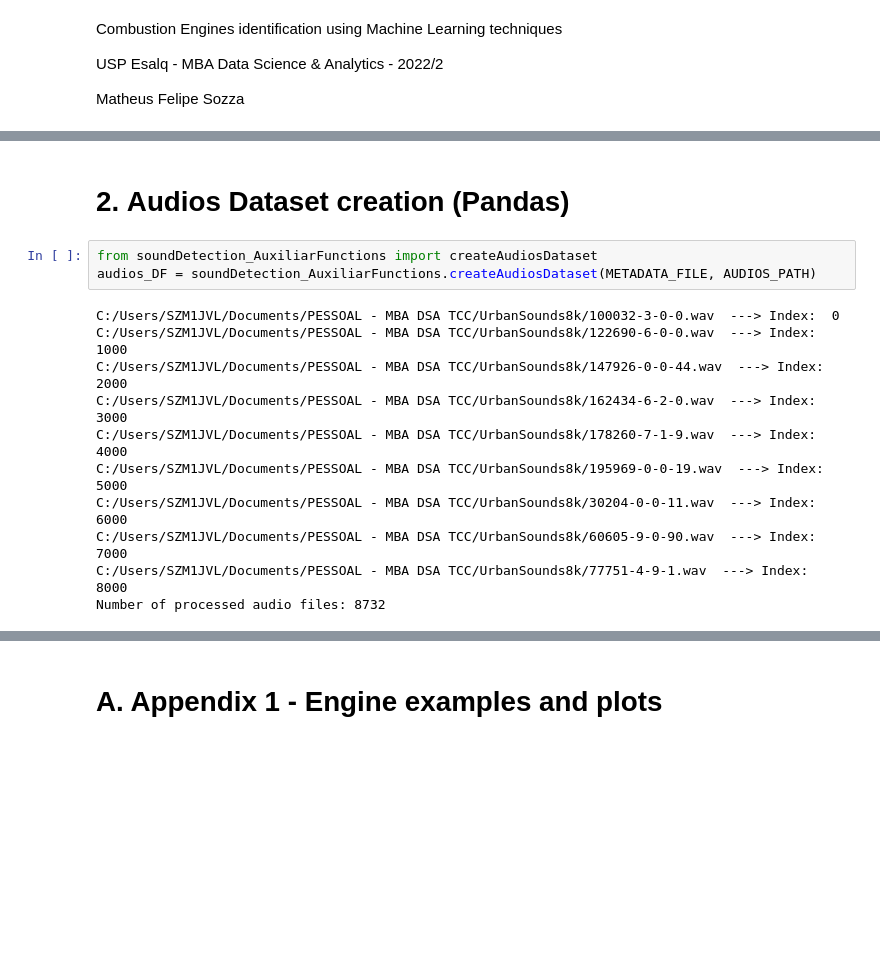
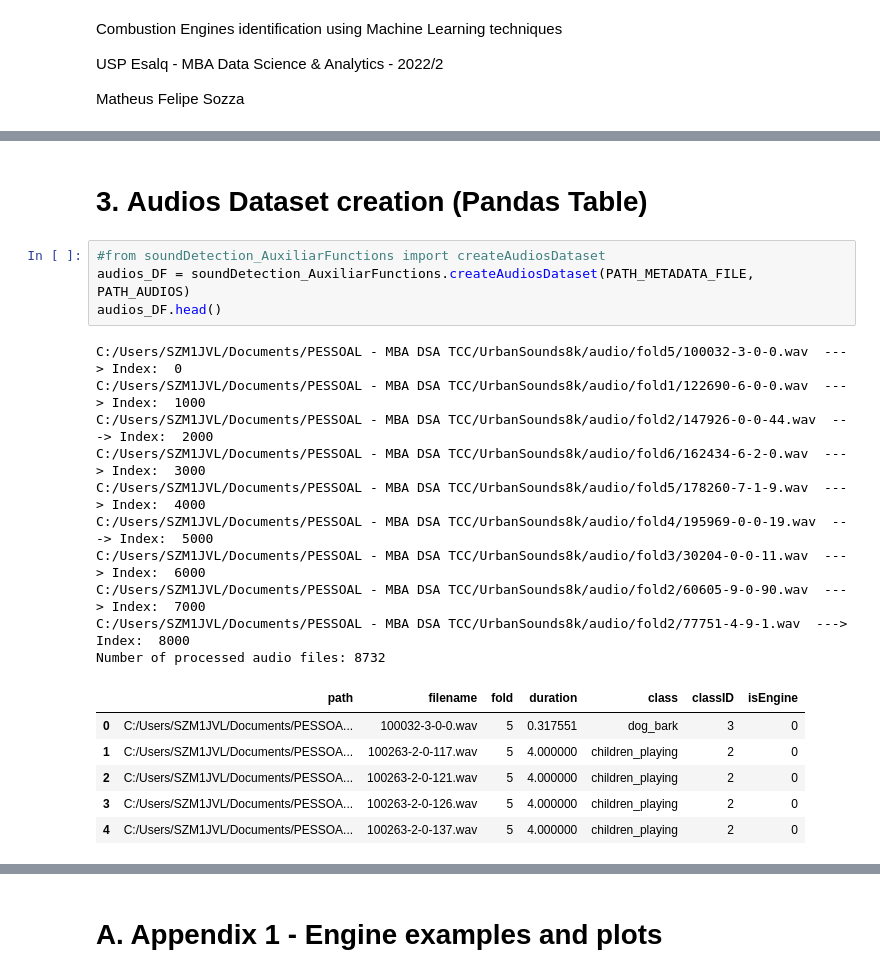
Before and after one commit to matsozza/Python_ML_CombustionEnginesRecog_MBA, a Jupyter notebook: 1_SoundDetectionMain.ipynb, the cells around one changed output, grey strips where cells are left out. Drawn from its saved outputs; the diff is of its cells as text; blank space fills up the shorter version.

```diff
--- a/1_SoundDetectionMain.ipynb
+++ b/1_SoundDetectionMain.ipynb
@@ -48,16 +52,23 @@ AUDIOSEG_OVERLAP = 0.5 # normalized
 # %% [markdown]
-# 2. **Audios Dataset** creation (Pandas)
+# 3. **Audios Dataset** creation (Pandas Table)
 # %%
-from soundDetection_AuxiliarFunctions import createAudiosDataset
-audios_DF = soundDetection_AuxiliarFunctions.createAudiosDataset(METADATA_FILE, AUDIOS_PATH)
+#from soundDetection_AuxiliarFunctions import createAudiosDataset
+audios_DF = soundDetection_AuxiliarFunctions.createAudiosDataset(PATH_METADATA_FILE, PATH_AUDIOS)
+audios_DF.head()
 # %% [output]
-C:/Users/SZM1JVL/Documents/PESSOAL - MBA DSA TCC/UrbanSounds8k/100032-3-0-0.wav  ---> Index:  0
-C:/Users/SZM1JVL/Documents/PESSOAL - MBA DSA TCC/UrbanSounds8k/122690-6-0-0.wav  ---> Index:  1000
-C:/Users/SZM1JVL/Documents/PESSOAL - MBA DSA TCC/UrbanSounds8k/147926-0-0-44.wav  ---> Index:  2000
-C:/Users/SZM1JVL/Documents/PESSOAL - MBA DSA TCC/UrbanSounds8k/162434-6-2-0.wav  ---> Index:  3000
-C:/Users/SZM1JVL/Documents/PESSOAL - MBA DSA TCC/UrbanSounds8k/178260-7-1-9.wav  ---> Index:  4000
-C:/Users/SZM1JVL/Documents/PESSOAL - MBA DSA TCC/UrbanSounds8k/195969-0-0-19.wav  ---> Index:  5000
-C:/Users/SZM1JVL/Documents/PESSOAL - MBA DSA TCC/UrbanSounds8k/30204-0-0-11.wav  ---> Index:  6000
-C:/Users/SZM1JVL/Documents/PESSOAL - MBA DSA TCC/UrbanSounds8k/60605-9-0-90.wav  ---> Index:  7000
-C:/Users/SZM1JVL/Documents/PESSOAL - MBA DSA TCC/UrbanSounds8k/77751-4-9-1.wav  ---> Index:  8000
+C:/Users/SZM1JVL/Documents/PESSOAL - MBA DSA TCC/UrbanSounds8k/audio/fold5/100032-3-0-0.wav  ---> Index:  0
+C:/Users/SZM1JVL/Documents/PESSOAL - MBA DSA TCC/UrbanSounds8k/audio/fold1/122690-6-0-0.wav  ---> Index:  1000
+C:/Users/SZM1JVL/Documents/PESSOAL - MBA DSA TCC/UrbanSounds8k/audio/fold2/147926-0-0-44.wav  ---> Index:  2000
+C:/Users/SZM1JVL/Documents/PESSOAL - MBA DSA TCC/UrbanSounds8k/audio/fold6/162434-6-2-0.wav  ---> Index:  3000
+C:/Users/SZM1JVL/Documents/PESSOAL - MBA DSA TCC/UrbanSounds8k/audio/fold5/178260-7-1-9.wav  ---> Index:  4000
+C:/Users/SZM1JVL/Documents/PESSOAL - MBA DSA TCC/UrbanSounds8k/audio/fold4/195969-0-0-19.wav  ---> Index:  5000
+C:/Users/SZM1JVL/Documents/PESSOAL - MBA DSA TCC/UrbanSounds8k/audio/fold3/30204-0-0-11.wav  ---> Index:  6000
+C:/Users/SZM1JVL/Documents/PESSOAL - MBA DSA TCC/UrbanSounds8k/audio/fold2/60605-9-0-90.wav  ---> Index:  7000
+C:/Users/SZM1JVL/Documents/PESSOAL - MBA DSA TCC/UrbanSounds8k/audio/fold2/77751-4-9-1.wav  ---> Index:  8000
 Number of processed audio files: 8732
+|  | path | filename | fold | duration | class | classID | isEngine |
+| 0 | C:/Users/SZM1JVL/Documents/PESSOA... | 100032-3-0-0.wav | 5 | 0.317551 | dog_bark | 3 | 0 |
+| 1 | C:/Users/SZM1JVL/Documents/PESSOA... | 100263-2-0-117.wav | 5 | 4.000000 | children_playing | 2 | 0 |
+| 2 | C:/Users/SZM1JVL/Documents/PESSOA... | 100263-2-0-121.wav | 5 | 4.000000 | children_playing | 2 | 0 |
+| 3 | C:/Users/SZM1JVL/Documents/PESSOA... | 100263-2-0-126.wav | 5 | 4.000000 | children_playing | 2 | 0 |
+| 4 | C:/Users/SZM1JVL/Documents/PESSOA... | 100263-2-0-137.wav | 5 | 4.000000 | children_playing | 2 | 0 |
```
Also changed, not shown: parts of 24 cells of this notebook, 1 other file.
